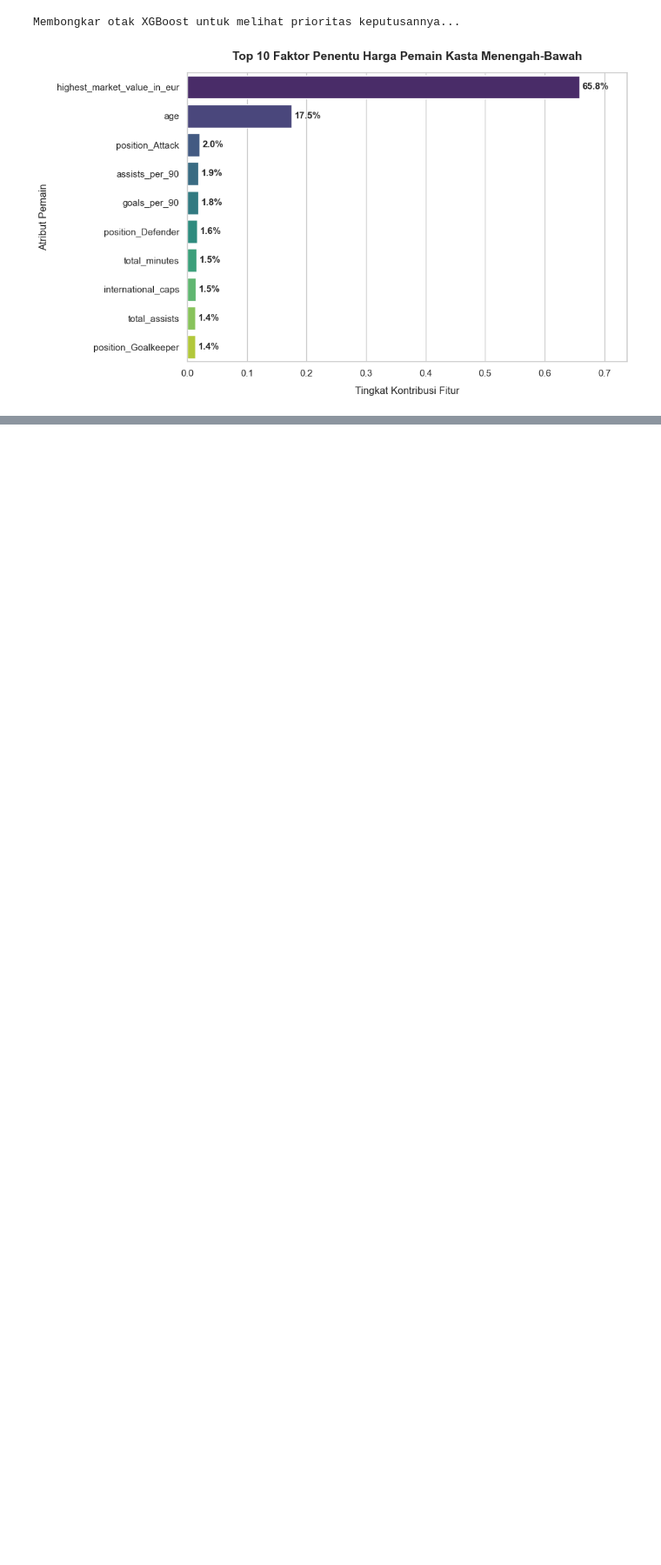
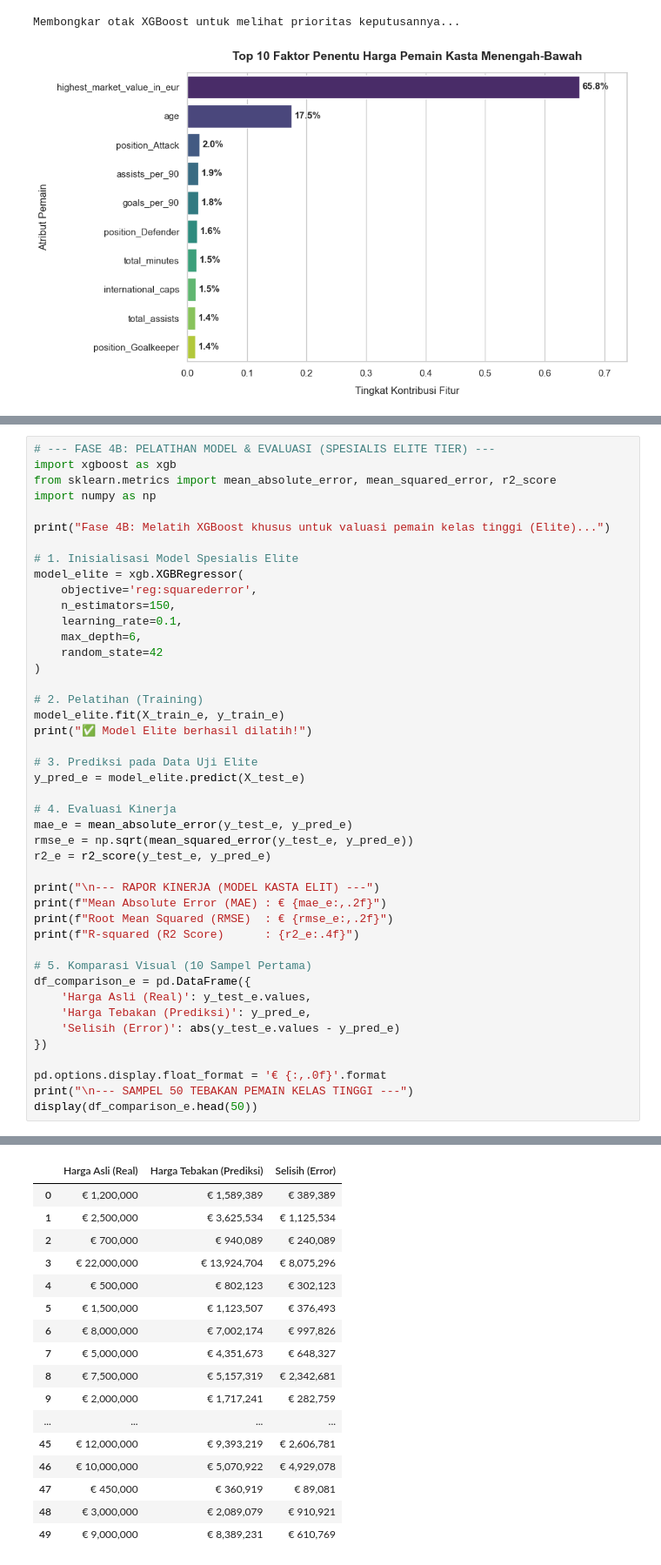
Before and after one commit to sanzxct/Project-Mercato, a Jupyter notebook: notebooks/01-EDA-Dasar.ipynb, the cells around one changed output, grey strips where cells are left out. Shown at 87% size. Saved outputs shown, nothing was run; the diff lists cells and outputs as text; blank space fills up the shorter version.

```diff
--- a/notebooks/01-EDA-Dasar.ipynb
+++ b/notebooks/01-EDA-Dasar.ipynb
@@ -325,0 +414,45 @@ Membongkar otak XGBoost untuk melihat prioritas keputusannya...
+# %%
+# --- FASE 4B: PELATIHAN MODEL & EVALUASI (SPESIALIS ELITE TIER) ---
+import xgboost as xgb
+from sklearn.metrics import mean_absolute_error, mean_squared_error, r2_score
+import numpy as np
+
+print("Fase 4B: Melatih XGBoost khusus untuk valuasi pemain kelas tinggi (Elite)...")
+
+# 1. Inisialisasi Model Spesialis Elite
+model_elite = xgb.XGBRegressor(
+    objective='reg:squarederror',
+    n_estimators=150,
+    learning_rate=0.1,
+    max_depth=6,
+    random_state=42
+)
+
+# 2. Pelatihan (Training)
+model_elite.fit(X_train_e, y_train_e)
+print("✅ Model Elite berhasil dilatih!")
+
+# 3. Prediksi pada Data Uji Elite
+y_pred_e = model_elite.predict(X_test_e)
+
+# 4. Evaluasi Kinerja
+mae_e = mean_absolute_error(y_test_e, y_pred_e)
+rmse_e = np.sqrt(mean_squared_error(y_test_e, y_pred_e))
+r2_e = r2_score(y_test_e, y_pred_e)
+
+print("\n--- RAPOR KINERJA (MODEL KASTA ELIT) ---")
+print(f"Mean Absolute Error (MAE) : € {mae_e:,.2f}")
+print(f"Root Mean Squared (RMSE)  : € {rmse_e:,.2f}")
+print(f"R-squared (R2 Score)      : {r2_e:.4f}")
+
+# 5. Komparasi Visual (10 Sampel Pertama)
+df_comparison_e = pd.DataFrame({
+    'Harga Asli (Real)': y_test_e.values,
+    'Harga Tebakan (Prediksi)': y_pred_e,
+    'Selisih (Error)': abs(y_test_e.values - y_pred_e)
+})
+
+pd.options.display.float_format = '€ {:,.0f}'.format
+print("\n--- SAMPEL 50 TEBAKAN PEMAIN KELAS TINGGI ---")
+display(df_comparison_e.head(50))
+# %% [output]
@@ -325,0 +468,17 @@ Membongkar otak XGBoost untuk melihat prioritas keputusannya...
+|  | Harga Asli (Real) | Harga Tebakan (Prediksi) | Selisih (Error) |
+| 0 | € 1,200,000 | € 1,589,389 | € 389,389 |
+| 1 | € 2,500,000 | € 3,625,534 | € 1,125,534 |
+| 2 | € 700,000 | € 940,089 | € 240,089 |
+| 3 | € 22,000,000 | € 13,924,704 | € 8,075,296 |
+| 4 | € 500,000 | € 802,123 | € 302,123 |
+| 5 | € 1,500,000 | € 1,123,507 | € 376,493 |
+| 6 | € 8,000,000 | € 7,002,174 | € 997,826 |
+| 7 | € 5,000,000 | € 4,351,673 | € 648,327 |
+| 8 | € 7,500,000 | € 5,157,319 | € 2,342,681 |
+| 9 | € 2,000,000 | € 1,717,241 | € 282,759 |
+| ... | ... | ... | ... |
+| 45 | € 12,000,000 | € 9,393,219 | € 2,606,781 |
+| 46 | € 10,000,000 | € 5,070,922 | € 4,929,078 |
+| 47 | € 450,000 | € 360,919 | € 89,081 |
+| 48 | € 3,000,000 | € 2,089,079 | € 910,921 |
+| 49 | € 9,000,000 | € 8,389,231 | € 610,769 |
```
Also changed, not shown: parts of 14 cells of this notebook, 2 other files.
